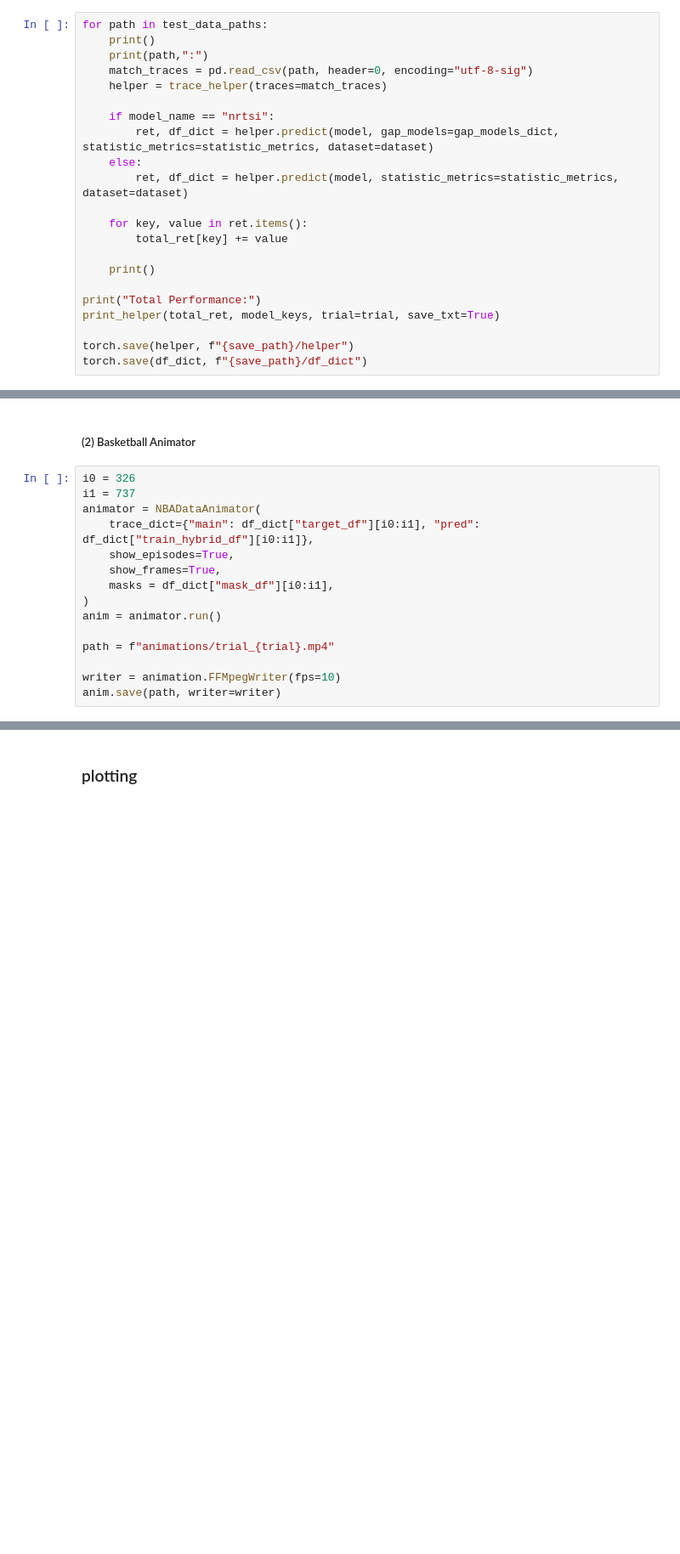
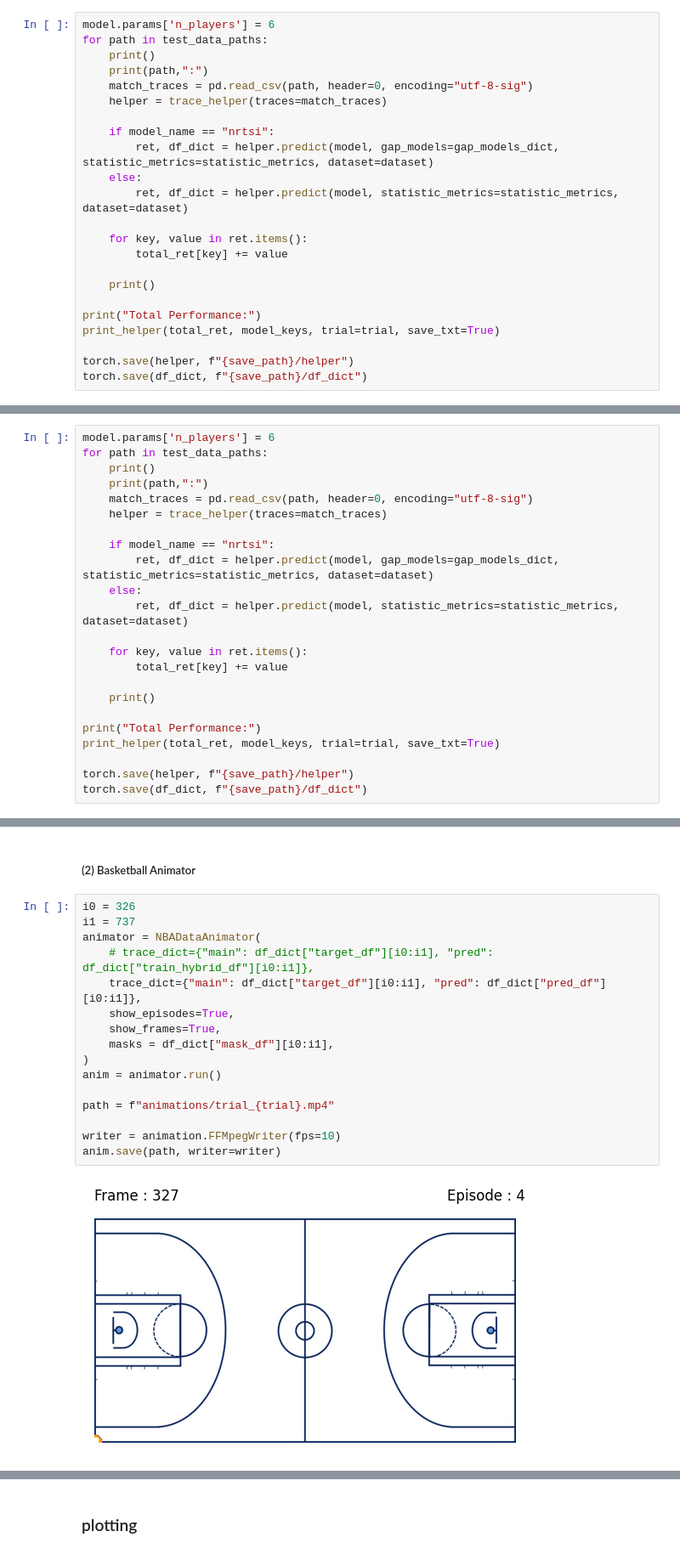
Before and after one commit to gkswns95/hybrid-imputation, a Jupyter notebook: imputation_eval.ipynb, the cells around one changed output, grey strips where cells are left out. Shown at 85% size. Cells and saved outputs as stored; diff of their text form; blank space fills up the shorter version.

```diff
--- a/imputation_eval.ipynb
+++ b/imputation_eval.ipynb
@@ -116,6 +554,7 @@ Test data paths : ['data/nba_traces/match0021500095.csv', 'data/nba_traces/match
 # %% [markdown]
 ### Run model
 # %%
+model.params['n_players'] = 6
 for path in test_data_paths:
     print()
     print(path,":")
@@ -167,0 +603,23 @@ forward_dist : 6.67439177
+# %%
+model.params['n_players'] = 6
+for path in test_data_paths:
+    print()
+    print(path,":")
+    match_traces = pd.read_csv(path, header=0, encoding="utf-8-sig")
+    helper = trace_helper(traces=match_traces)
+
+    if model_name == "nrtsi":
+        ret, df_dict = helper.predict(model, gap_models=gap_models_dict, statistic_metrics=statistic_metrics, dataset=dataset)
+    else:
+        ret, df_dict = helper.predict(model, statistic_metrics=statistic_metrics, dataset=dataset)
+
+    for key, value in ret.items():
+        total_ret[key] += value
+
+    print()
+
+print("Total Performance:")
+print_helper(total_ret, model_keys, trial=trial, save_txt=True)
+
+torch.save(helper, f"{save_path}/helper")
+torch.save(df_dict, f"{save_path}/df_dict")
@@ -228,15 +706,18 @@ anim.save(path, writer=writer)
 # %%
 i0 = 326
 i1 = 737
 animator = NBADataAnimator(
-    trace_dict={"main": df_dict["target_df"][i0:i1], "pred": df_dict["train_hybrid_df"][i0:i1]},
+    # trace_dict={"main": df_dict["target_df"][i0:i1], "pred": df_dict["train_hybrid_df"][i0:i1]},
+    trace_dict={"main": df_dict["target_df"][i0:i1], "pred": df_dict["pred_df"][i0:i1]},
     show_episodes=True,
     show_frames=True,
     masks = df_dict["mask_df"][i0:i1],
 )
 anim = animator.run()
 
 path = f"animations/trial_{trial}.mp4"
 
 writer = animation.FFMpegWriter(fps=10)
 anim.save(path, writer=writer)
+# %% [output]
+[figure, added]
```
Also changed, not shown: parts of 18 cells of this notebook, 24 other files.
